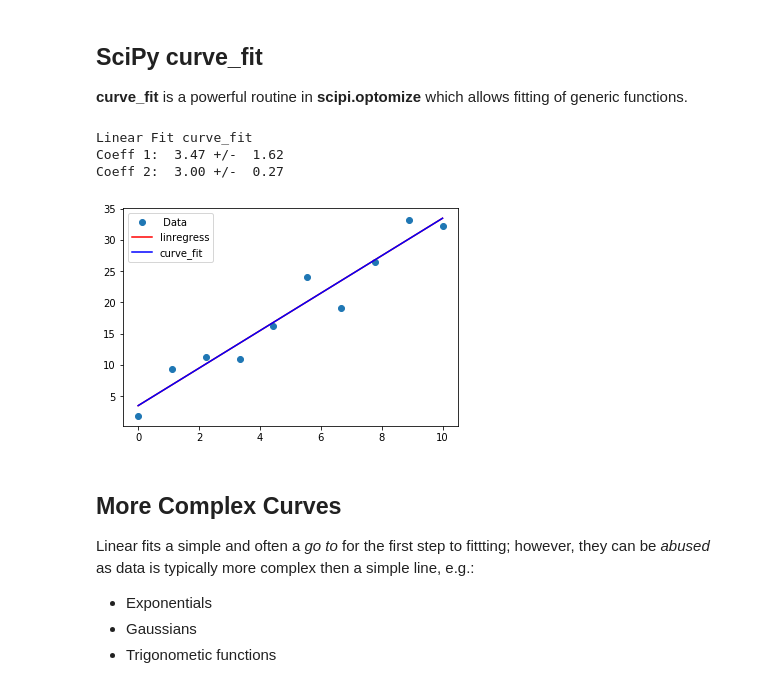
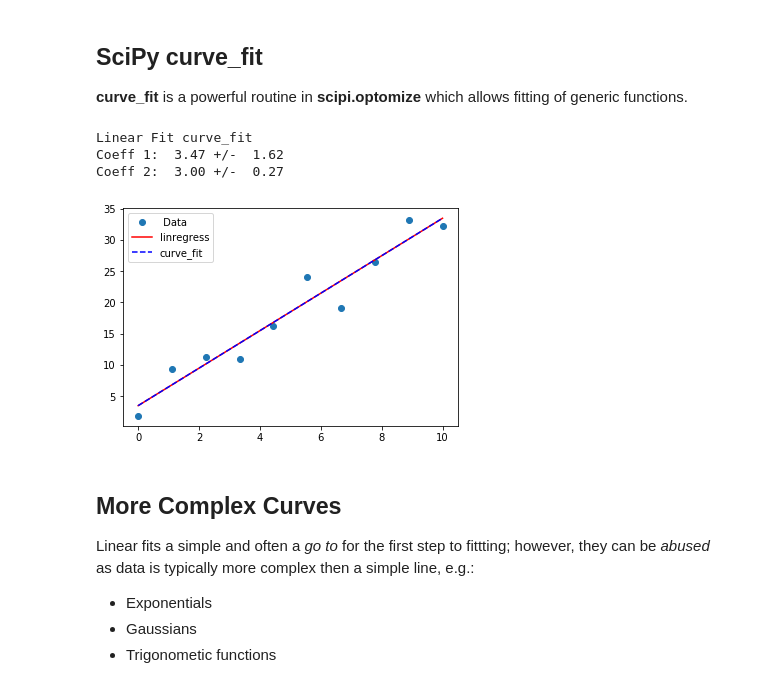
Before and after one commit to kylermurphy/astr288p_2018, a Jupyter notebook: notebooks/Lecture11_09-fitting.ipynb, the cells around one changed output. Saved outputs shown, nothing was run; the diff lists cells and outputs as text; code cells hidden in the pictures.

```diff
--- a/notebooks/Lecture11_09-fitting.ipynb
+++ b/notebooks/Lecture11_09-fitting.ipynb
@@ -68,34 +68,34 @@ Standard Error:  0.27
 # %%
 from scipy.optimize import curve_fit
 
 # define the function that we want
 #  to fit to
 def line(x, A, B):
     return A + B*x
 
 # call curve fit, returns the coeffecients from line
 #  and the estimated covariance of the coeffecients
 coef,cm = curve_fit(line, x, y)
 # calculate 1 sigma errors on the
 #  fits, sqrt of the diagnols of the
 #  covairance
 coeff_error = np.sqrt(np.diag(cm))
 print("Linear Fit curve_fit")
 print("Coeff 1: {0:5.2f} +/- {1:5.2f}".format(coef[0],coeff_error[0]))
 print("Coeff 2: {0:5.2f} +/- {1:5.2f}".format(coef[1],coeff_error[1]))
 
 
 # plot the data and fit
 plt.plot(x, y, 'o', label=' Data')
 plt.plot(x, intercept + slope*x, 'r', label='linregress')
-plt.plot(x, intercept + slope*x, 'b', label='curve_fit')
+plt.plot(x, intercept + slope*x, '--b', label='curve_fit')
 plt.legend()
 plt.show()
 # %% [output]
 Linear Fit curve_fit
 Coeff 1:  3.47 +/-  1.62
 Coeff 2:  3.00 +/-  0.27
-[figure, old version]
+[figure, new version]
 # %% [markdown]
 ## More Complex Curves
 
```
Also changed, not shown: parts of 3 cells of this notebook, 2 other files.
